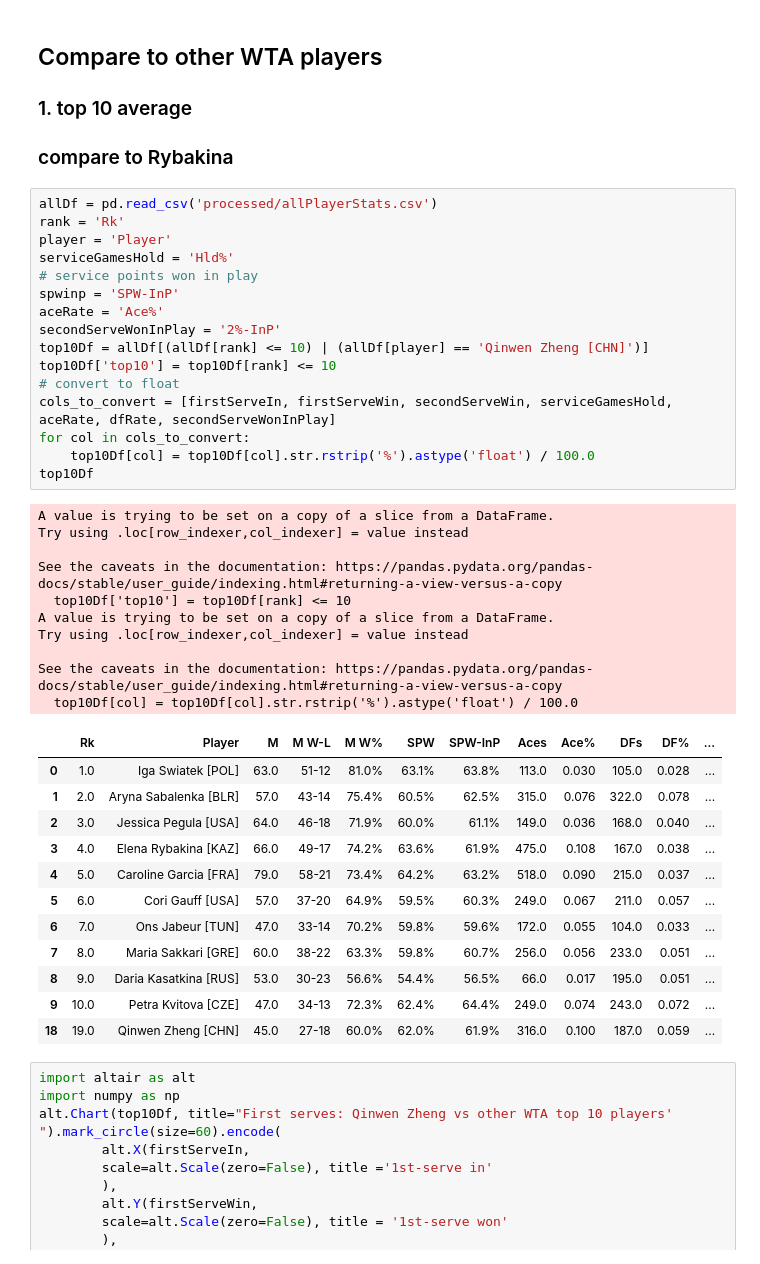
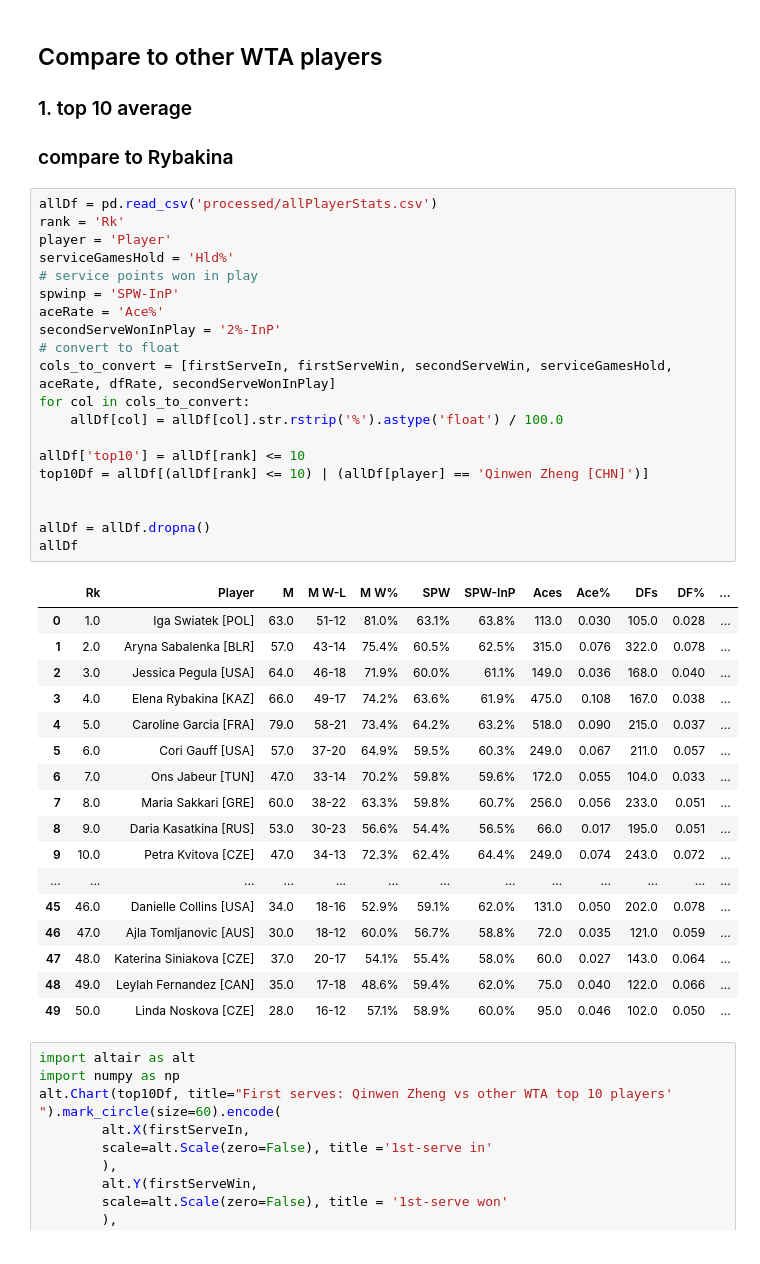
Before and after one commit to TracyYXChen/tennis-data, a Jupyter notebook: qinwenZheng/Qinwen Zheng's serves.ipynb, the cells around one changed output. Cells and saved outputs as stored; diff of their text form.

```diff
--- a/qinwenZheng/Qinwen Zheng's serves.ipynb
+++ b/qinwenZheng/Qinwen Zheng's serves.ipynb
@@ -199,42 +199,41 @@ plotScatterByGroups(groupedDfArr, attributeOfInterest, title)
 # %%
 allDf = pd.read_csv('processed/allPlayerStats.csv')
 rank = 'Rk'
 player = 'Player'
 serviceGamesHold = 'Hld%'
 # service points won in play
 spwinp = 'SPW-InP'
 aceRate = 'Ace%'
 secondServeWonInPlay = '2%-InP'
-top10Df = allDf[(allDf[rank] <= 10) | (allDf[player] == 'Qinwen Zheng [CHN]')]
-top10Df['top10'] = top10Df[rank] <= 10
 # convert to float
 cols_to_convert = [firstServeIn, firstServeWin, secondServeWin, serviceGamesHold, aceRate, dfRate, secondServeWonInPlay]
 for col in cols_to_convert:
-    top10Df[col] = top10Df[col].str.rstrip('%').astype('float') / 100.0
-top10Df
+    allDf[col] = allDf[col].str.rstrip('%').astype('float') / 100.0
+
+allDf['top10'] = allDf[rank] <= 10
+top10Df = allDf[(allDf[rank] <= 10) | (allDf[player] == 'Qinwen Zheng [CHN]')]
+
+
+allDf = allDf.dropna()
+allDf
 # %% [output]
-A value is trying to be set on a copy of a slice from a DataFrame.
-Try using .loc[row_indexer,col_indexer] = value instead
-
-See the caveats in the documentation: https://pandas.pydata.org/pandas-docs/stable/user_guide/indexing.html#returning-a-view-versus-a-copy
-  top10Df['top10'] = top10Df[rank] <= 10
-A value is trying to be set on a copy of a slice from a DataFrame.
-Try using .loc[row_indexer,col_indexer] = value instead
-
-See the caveats in the documentation: https://pandas.pydata.org/pandas-docs/stable/user_guide/indexing.html#returning-a-view-versus-a-copy
-  top10Df[col] = top10Df[col].str.rstrip('%').astype('float') / 100.0
 |  | Rk | Player | M | M W-L | M W% | SPW | SPW-InP | Aces | Ace% | DFs | DF% | ... |
 | 0 | 1.0 | Iga Swiatek [POL] | 63.0 | 51-12 | 81.0% | 63.1% | 63.8% | 113.0 | 0.030 | 105.0 | 0.028 | ... |
 | 1 | 2.0 | Aryna Sabalenka [BLR] | 57.0 | 43-14 | 75.4% | 60.5% | 62.5% | 315.0 | 0.076 | 322.0 | 0.078 | ... |
 | 2 | 3.0 | Jessica Pegula [USA] | 64.0 | 46-18 | 71.9% | 60.0% | 61.1% | 149.0 | 0.036 | 168.0 | 0.040 | ... |
 | 3 | 4.0 | Elena Rybakina [KAZ] | 66.0 | 49-17 | 74.2% | 63.6% | 61.9% | 475.0 | 0.108 | 167.0 | 0.038 | ... |
 | 4 | 5.0 | Caroline Garcia [FRA] | 79.0 | 58-21 | 73.4% | 64.2% | 63.2% | 518.0 | 0.090 | 215.0 | 0.037 | ... |
 | 5 | 6.0 | Cori Gauff [USA] | 57.0 | 37-20 | 64.9% | 59.5% | 60.3% | 249.0 | 0.067 | 211.0 | 0.057 | ... |
 | 6 | 7.0 | Ons Jabeur [TUN] | 47.0 | 33-14 | 70.2% | 59.8% | 59.6% | 172.0 | 0.055 | 104.0 | 0.033 | ... |
 | 7 | 8.0 | Maria Sakkari [GRE] | 60.0 | 38-22 | 63.3% | 59.8% | 60.7% | 256.0 | 0.056 | 233.0 | 0.051 | ... |
 | 8 | 9.0 | Daria Kasatkina [RUS] | 53.0 | 30-23 | 56.6% | 54.4% | 56.5% | 66.0 | 0.017 | 195.0 | 0.051 | ... |
 | 9 | 10.0 | Petra Kvitova [CZE] | 47.0 | 34-13 | 72.3% | 62.4% | 64.4% | 249.0 | 0.074 | 243.0 | 0.072 | ... |
-| 18 | 19.0 | Qinwen Zheng [CHN] | 45.0 | 27-18 | 60.0% | 62.0% | 61.9% | 316.0 | 0.100 | 187.0 | 0.059 | ... |
+| ... | ... | ... | ... | ... | ... | ... | ... | ... | ... | ... | ... | ... |
+| 45 | 46.0 | Danielle Collins [USA] | 34.0 | 18-16 | 52.9% | 59.1% | 62.0% | 131.0 | 0.050 | 202.0 | 0.078 | ... |
+| 46 | 47.0 | Ajla Tomljanovic [AUS] | 30.0 | 18-12 | 60.0% | 56.7% | 58.8% | 72.0 | 0.035 | 121.0 | 0.059 | ... |
+| 47 | 48.0 | Katerina Siniakova [CZE] | 37.0 | 20-17 | 54.1% | 55.4% | 58.0% | 60.0 | 0.027 | 143.0 | 0.064 | ... |
+| 48 | 49.0 | Leylah Fernandez [CAN] | 35.0 | 17-18 | 48.6% | 59.4% | 62.0% | 75.0 | 0.040 | 122.0 | 0.066 | ... |
+| 49 | 50.0 | Linda Noskova [CZE] | 28.0 | 16-12 | 57.1% | 58.9% | 60.0% | 95.0 | 0.046 | 102.0 | 0.050 | ... |
 # %%
 import altair as alt
 import numpy as np
```
Also changed, not shown: parts of 6 cells of this notebook.
